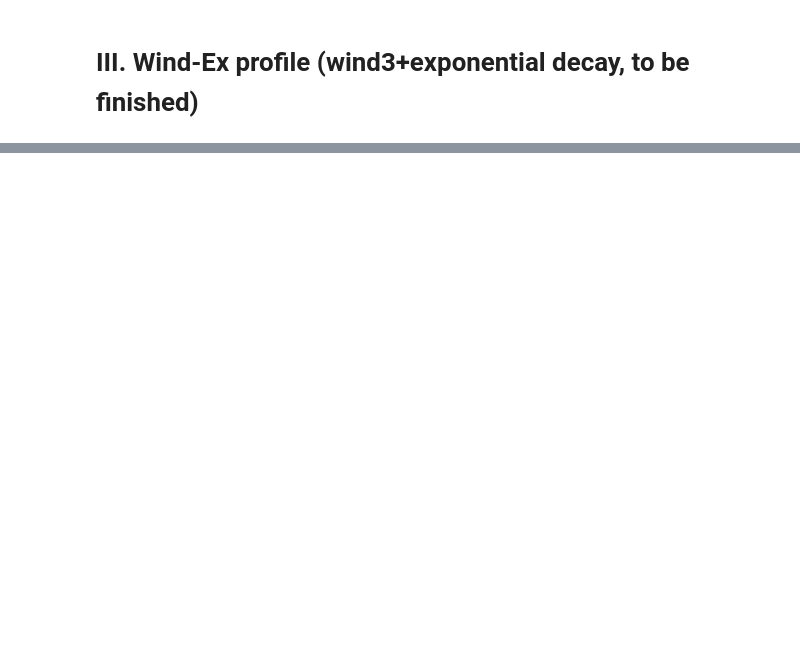
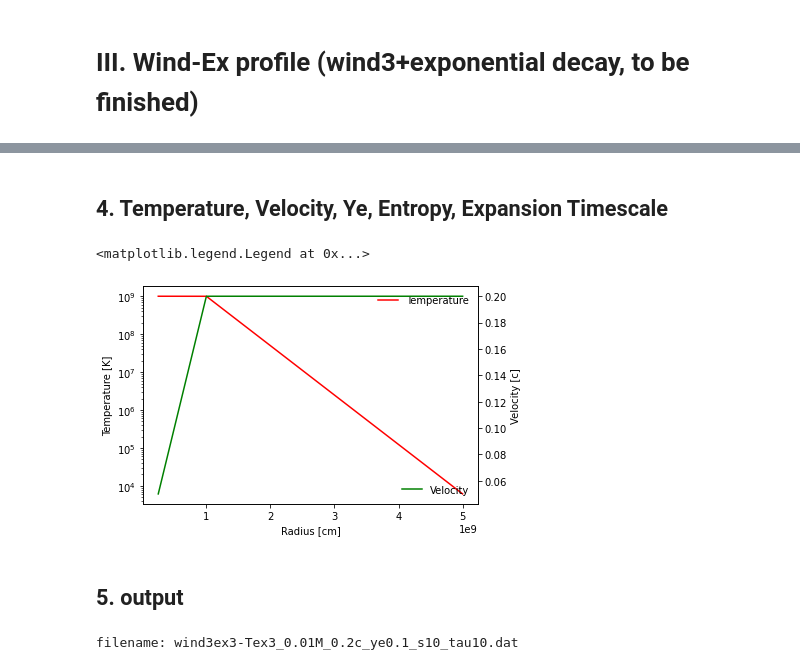
Before and after one commit to StevenWu1999/KNEC, a Jupyter notebook: profiles/wind.ipynb, the cells around one changed output, grey strips where cells are left out. Cells and saved outputs as stored; diff of their text form; code cells hidden in the pictures; blank space fills up the shorter version.

Commit message:
add wind-ex profiles to wind.ipynb

```diff
--- a/profiles/wind.ipynb
+++ b/profiles/wind.ipynb
@@ -226,0 +347,48 @@ $a r_0^{-k1} = b e^{-r_0}$
+# %% [markdown]
+## 4. Temperature, Velocity, Ye, Entropy, Expansion Timescale
+# %%
+Temperature = np.zeros(n_slices)
+T0 = 1e9 #K
+Velocity= np.zeros(n_slices)
+vmax_c = 0.2
+vmax = vmax_c*clight
+vmin = rmin/r0*vmax
+
+ye = 0.1
+entropy = 10 #[kb/baryon]
+tau_ms = 10
+tau = tau_ms * 1e-3 #[s]
+
+for i in range(n_slices):
+    r = Radius[i]
+    if(r<=r0):
+        Temperature[i] = T0
+        Velocity[i] = r/r0*vmax
+    else:
+        Temperature[i] = T0*exp(-l_T*(r/r0-1))
+        Velocity[i] = vmax
+
+fig = plt.figure()
+ax1 = fig.add_subplot(111)
+ax1.plot(Radius, Temperature,'r-',label='Temperature')
+#ax1.set_xscale('log')
+ax1.set_yscale('log')
+ax1.legend(frameon=False)
+ax1.set_xlabel('Radius [cm]')
+ax1.set_ylabel('Temperature [K]')
+
+ax2 = ax1.twinx()
+ax2.plot(Radius,Velocity/clight,'g-',label='Velocity')
+ax2.set_ylabel('Velocity [c]')
+ax2.legend(frameon=False)
+# %% [output]
+<matplotlib.legend.Legend at 0x...>
+[figure, added]
+# %% [markdown]
+## 5. output
+# %%
+
+filename="wind"+str(k)+"ex"+str(l)+"-Tex"+str(l_T)+"_"+str(M_over_Msun)+"M_"+str(vmax_c)+"c_ye"+str(ye)+"_s"+str(entropy)+"_tau"+str(tau_ms)+".dat"
+print("filename:",filename)
+# %% [output]
+filename: wind3ex3-Tex3_0.01M_0.2c_ye0.1_s10_tau10.dat
```
Also changed, not shown: parts of 12 cells of this notebook, 1 other file.
